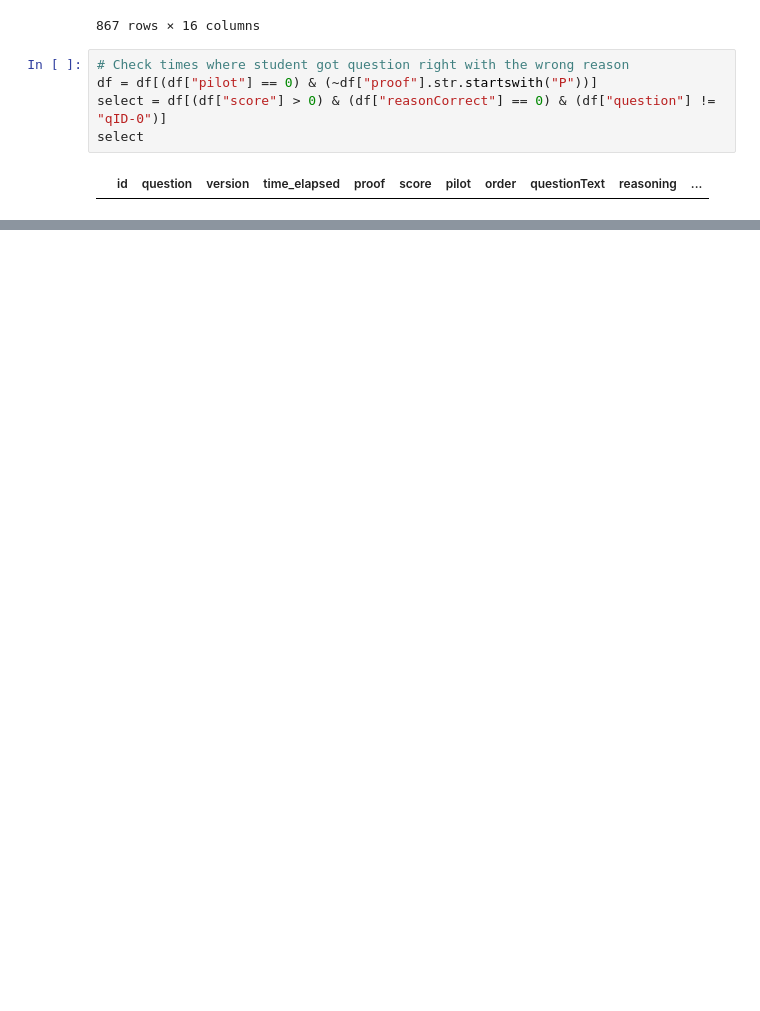
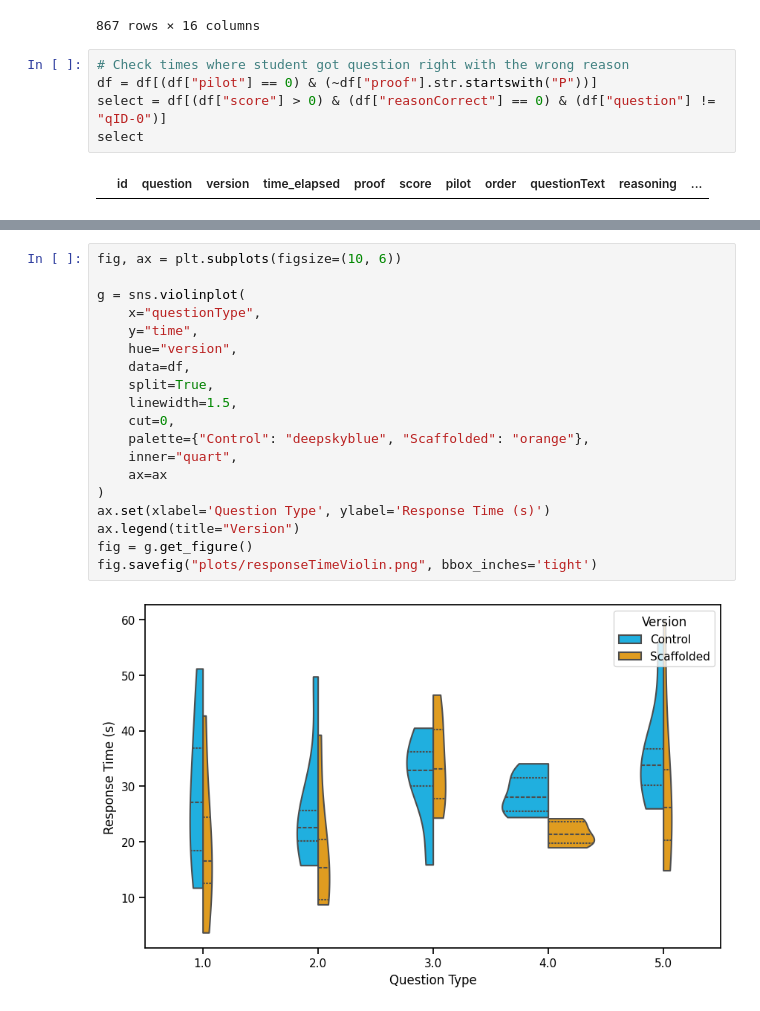
Before and after one commit to hsharriman/ender-scripts, a Jupyter notebook: plotting.ipynb, the cells around one changed output, grey strips where cells are left out. Saved outputs shown, nothing was run; the diff lists cells and outputs as text; blank space fills up the shorter version.

```diff
--- a/plotting.ipynb
+++ b/plotting.ipynb
@@ -302,0 +362,21 @@ plt.show()
+# %%
+fig, ax = plt.subplots(figsize=(10, 6))
+
+g = sns.violinplot(
+    x="questionType",
+    y="time",
+    hue="version",
+    data=df,
+    split=True,
+    linewidth=1.5,
+    cut=0,
+    palette={"Control": "deepskyblue", "Scaffolded": "orange"},
+    inner="quart",
+    ax=ax
+)
+ax.set(xlabel='Question Type', ylabel='Response Time (s)')
+ax.legend(title="Version")
+fig = g.get_figure()
+fig.savefig("plots/responseTimeViolin.png", bbox_inches='tight')
+# %% [output]
+[figure, added]
```
Also changed, not shown: parts of 8 cells of this notebook, 5 other files.
